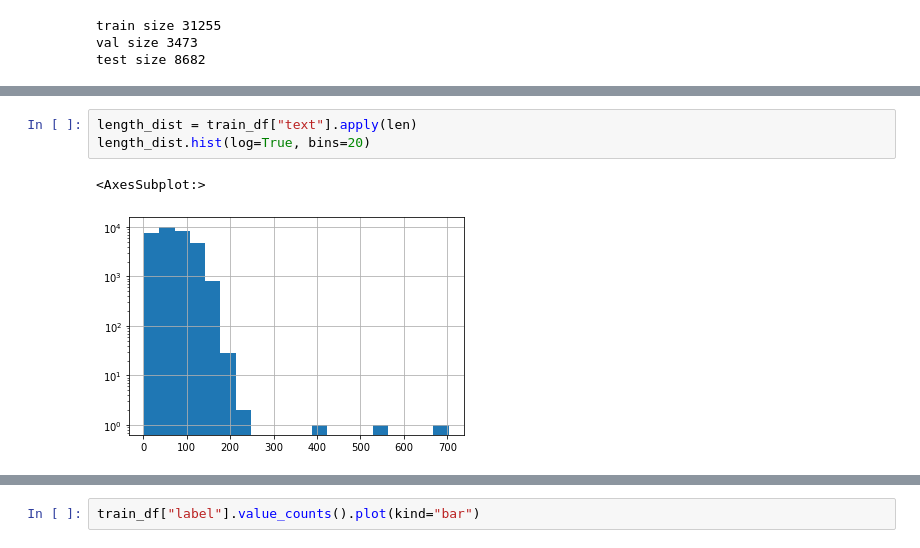
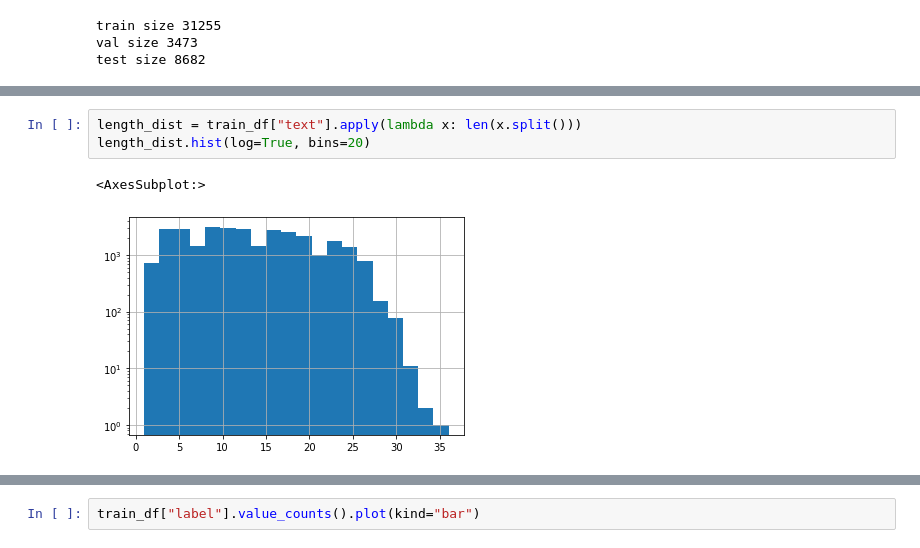
Before and after one commit to TanHaus/ai-blitz-9, a Jupyter notebook: emotion-detection/exploration.ipynb, the cells around one changed output, grey strips where cells are left out. Cells and saved outputs as stored; diff of their text form.

```diff
--- a/emotion-detection/exploration.ipynb
+++ b/emotion-detection/exploration.ipynb
@@ -32,6 +32,6 @@ train_df.sample(10)
 # %%
-length_dist = train_df["text"].apply(len)
+length_dist = train_df["text"].apply(lambda x: len(x.split()))
 length_dist.hist(log=True, bins=20)
 # %% [output]
 <AxesSubplot:>
-[figure, old version]
+[figure, new version]
```
Also changed, not shown: parts of 10 cells of this notebook, 1 other file.
